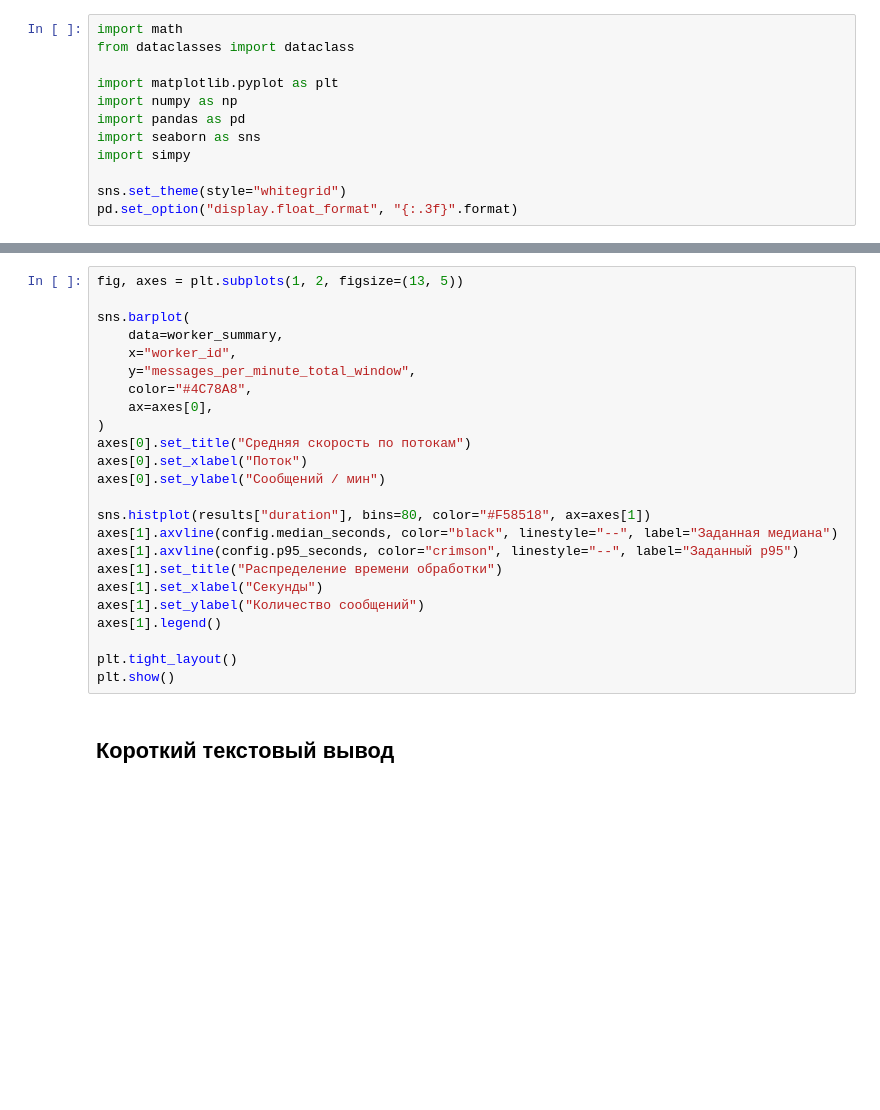
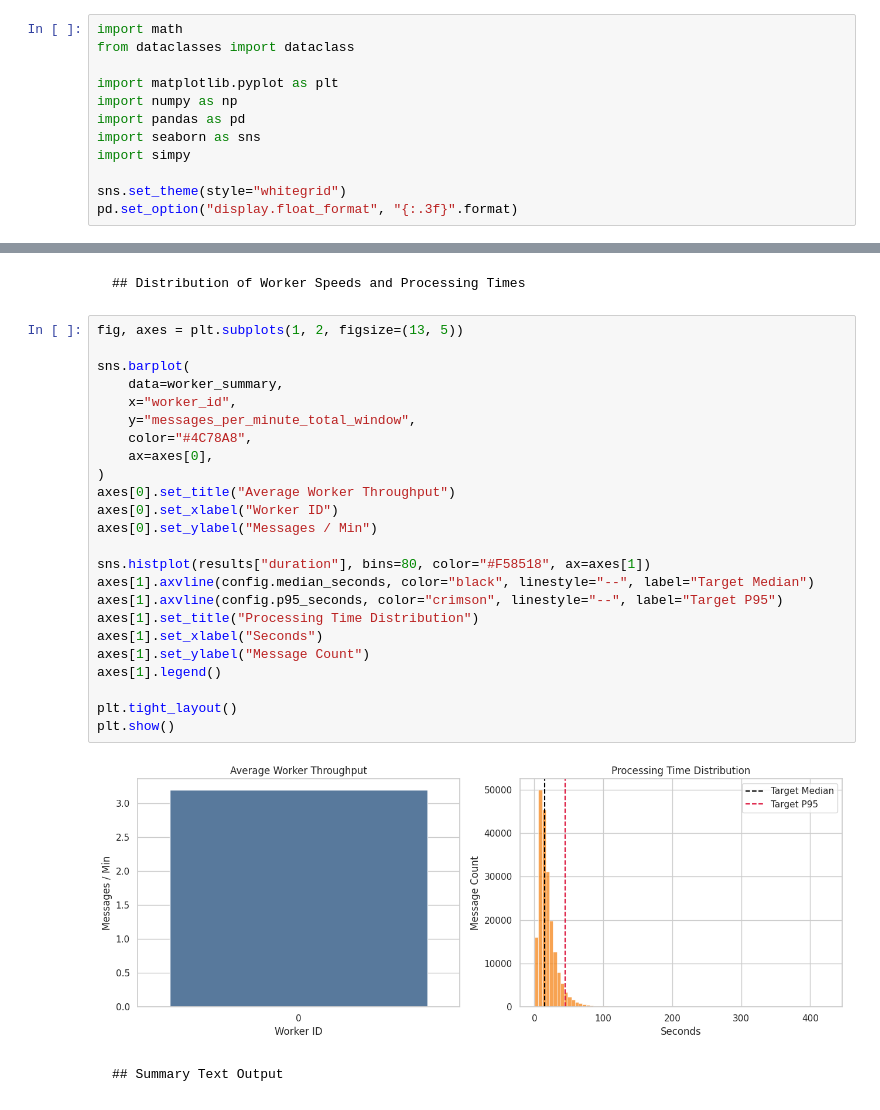
Before and after one commit to eosfor/simpleRequestProcessing, a Jupyter notebook: simpy_message_processing.ipynb, the cells around one changed output, grey strips where cells are left out. Saved outputs shown, nothing was run; the diff lists cells and outputs as text; blank space fills up the shorter version.

````diff
--- a/simpy_message_processing.ipynb
+++ b/simpy_message_processing.ipynb
@@ -254,27 +326,35 @@ plt.show()
+# %% [markdown]
+```markdown
+## Distribution of Worker Speeds and Processing Times
+```
 # %%
 fig, axes = plt.subplots(1, 2, figsize=(13, 5))
 
 sns.barplot(
     data=worker_summary,
     x="worker_id",
     y="messages_per_minute_total_window",
     color="#4C78A8",
     ax=axes[0],
 )
-axes[0].set_title("Средняя скорость по потокам")
-axes[0].set_xlabel("Поток")
-axes[0].set_ylabel("Сообщений / мин")
+axes[0].set_title("Average Worker Throughput")
+axes[0].set_xlabel("Worker ID")
+axes[0].set_ylabel("Messages / Min")
 
 sns.histplot(results["duration"], bins=80, color="#F58518", ax=axes[1])
-axes[1].axvline(config.median_seconds, color="black", linestyle="--", label="Заданная медиана")
-axes[1].axvline(config.p95_seconds, color="crimson", linestyle="--", label="Заданный p95")
-axes[1].set_title("Распределение времени обработки")
-axes[1].set_xlabel("Секунды")
-axes[1].set_ylabel("Количество сообщений")
+axes[1].axvline(config.median_seconds, color="black", linestyle="--", label="Target Median")
+axes[1].axvline(config.p95_seconds, color="crimson", linestyle="--", label="Target P95")
+axes[1].set_title("Processing Time Distribution")
+axes[1].set_xlabel("Seconds")
+axes[1].set_ylabel("Message Count")
 axes[1].legend()
 
 plt.tight_layout()
 plt.show()
+# %% [output]
+[figure, added]
-# %% [markdown]
-## Короткий текстовый вывод
+# %% [markdown]
+```markdown
+## Summary Text Output
+```
 # %%
````
Also changed, not shown: parts of 29 cells of this notebook.
